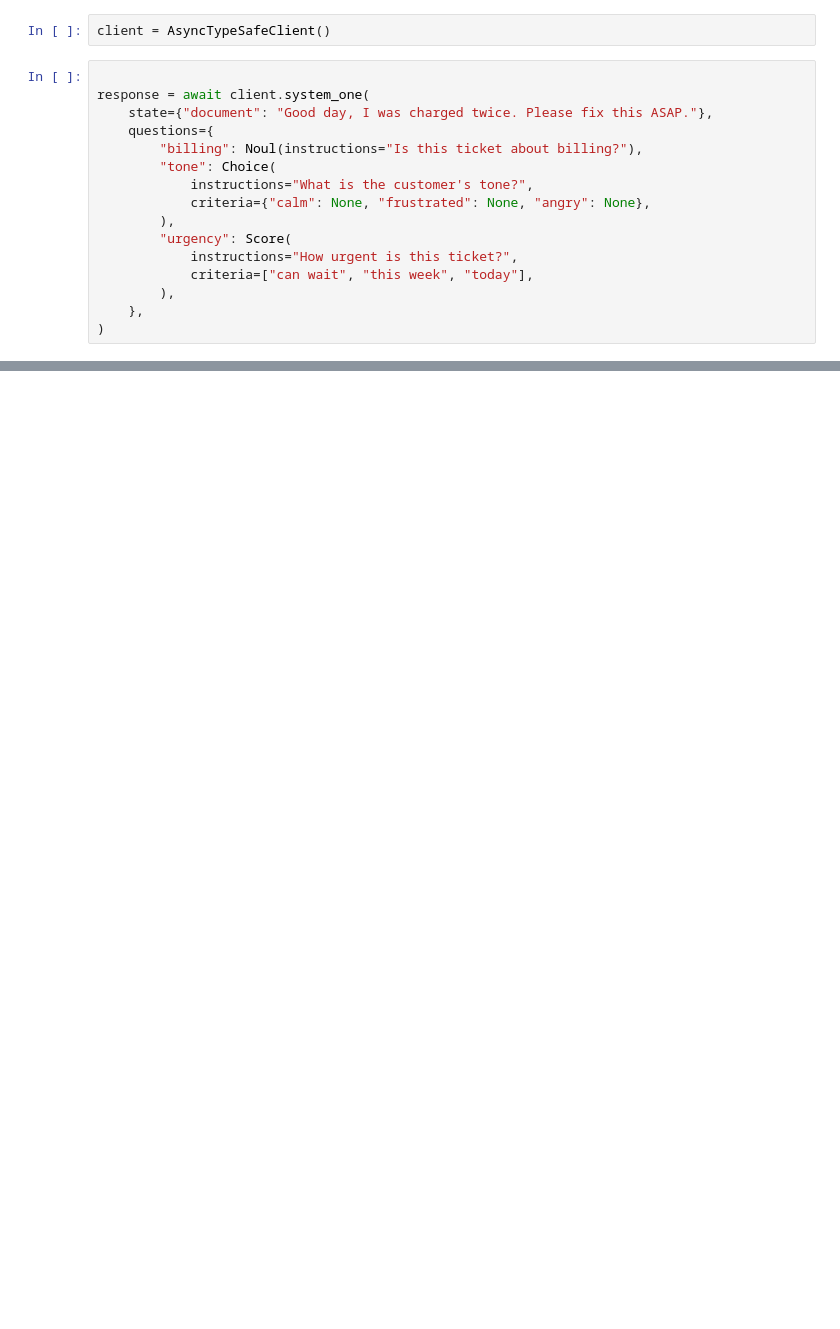
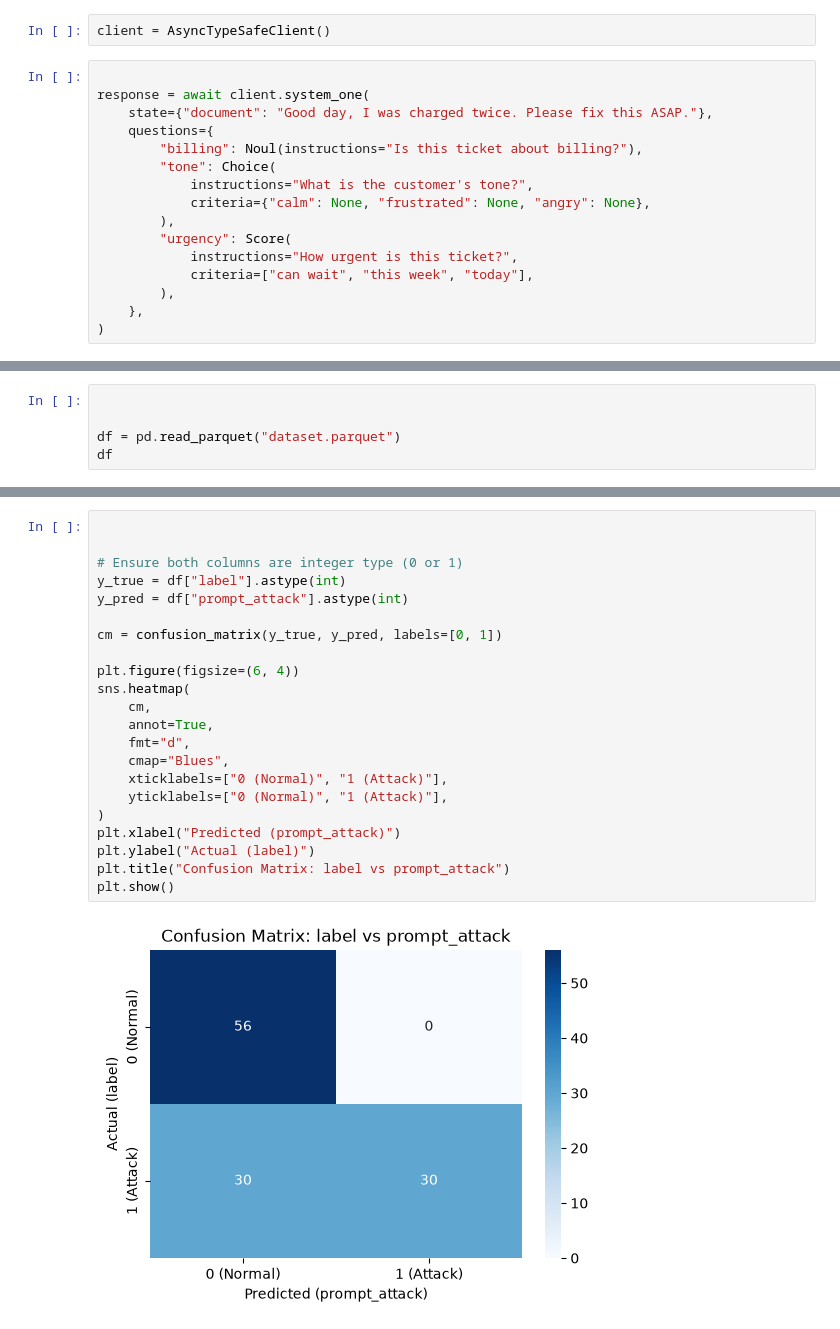
Before and after one commit to JurijZ/jev, a Jupyter notebook: jev_testing.ipynb, the cells around one changed output, grey strips where cells are left out. Cells and saved outputs as stored; diff of their text form; blank space fills up the shorter version.

```diff
--- a/jev_testing.ipynb
+++ b/jev_testing.ipynb
@@ -28,0 +37,5 @@ frustrated
+# %%
+
+
+df = pd.read_parquet("dataset.parquet")
+df
@@ -28,0 +145,24 @@ frustrated
+# %%
+
+
+# Ensure both columns are integer type (0 or 1)
+y_true = df["label"].astype(int)
+y_pred = df["prompt_attack"].astype(int)
+
+cm = confusion_matrix(y_true, y_pred, labels=[0, 1])
+
+plt.figure(figsize=(6, 4))
+sns.heatmap(
+    cm,
+    annot=True,
+    fmt="d",
+    cmap="Blues",
+    xticklabels=["0 (Normal)", "1 (Attack)"],
+    yticklabels=["0 (Normal)", "1 (Attack)"],
+)
+plt.xlabel("Predicted (prompt_attack)")
+plt.ylabel("Actual (label)")
+plt.title("Confusion Matrix: label vs prompt_attack")
+plt.show()
+# %% [output]
+[figure, added]
```
Also changed, not shown: parts of 10 cells of this notebook, 3 other files.
